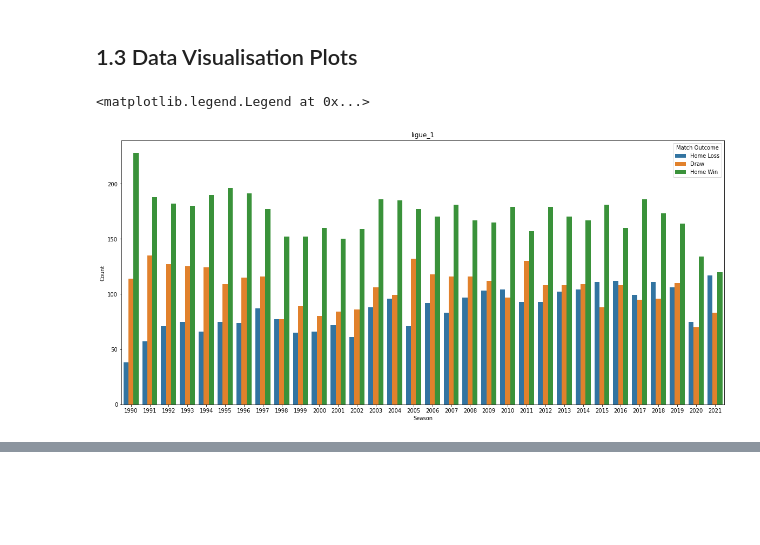
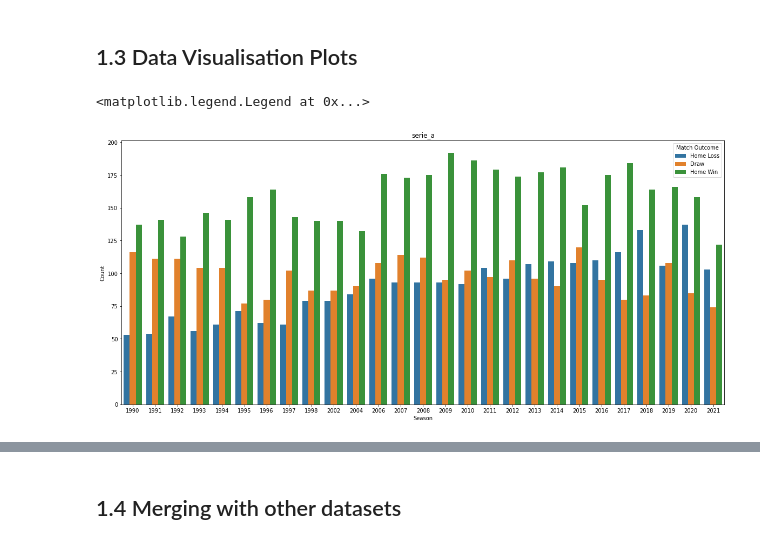
Before and after one commit to armanh3k/Football-Outcome-Predictions, a Jupyter notebook: eda.ipynb, the cells around one changed output, grey strips where cells are left out. Saved outputs shown, nothing was run; the diff lists cells and outputs as text; code cells hidden in the pictures; blank space fills up the shorter version.

Commit message:
Clean dataset

```diff
--- a/eda.ipynb
+++ b/eda.ipynb
@@ -261,19 +384,19 @@ See the caveats in the documentation: https://pandas.pydata.org/pandas-docs/stab
 # %%
 # Plot of match outcomes per season for each league
 leagues = ['ligue_1','championship','eerste_divisie','ligue_2','premier_league','eredivisie','primera_division','primeira_liga','segunda_division','segunda_liga','serie_b','bundesliga','serie_a','2_liga']
 
-league='ligue_1'
+league='serie_a'
 
 plt.figure(figsize=(20,9))
 plt.title(league)
 
 league_plot = sns.countplot(x='Season', data=full_results_table.loc[(full_results_table['League'] == league)], hue='Label')
 
 league_plot.set(xlabel='Season', ylabel='Count')
 plt.legend(title='Match Outcome', labels=['Home Loss', 'Draw', 'Home Win'])
 # %% [output]
 <matplotlib.legend.Legend at 0x...>
-[figure, old version]
+[figure, new version]
 # %%
 full_results_table.loc[(full_results_table['League'] == 'ligue_1')]
 # %% [output]
@@ -290,3 +413,5 @@ full_results_table.loc[(full_results_table['League'] == 'ligue_1')]
 | 11628 | Monaco | Dijon FCO | 3-0 | https://www.besoccer.com/match/mo... | 2021 | 32 | ligue_1 | 3 | 0 | 1 |
 | 11629 | Olympique Lyonnais | Angers SCO | 3-0 | https://www.besoccer.com/match/ol... | 2021 | 32 | ligue_1 | 3 | 0 | 1 |
 11629 rows × 10 columns
+# %% [markdown]
+## 1.4 Merging with other datasets
```
Also changed, not shown: parts of 18 cells of this notebook.
